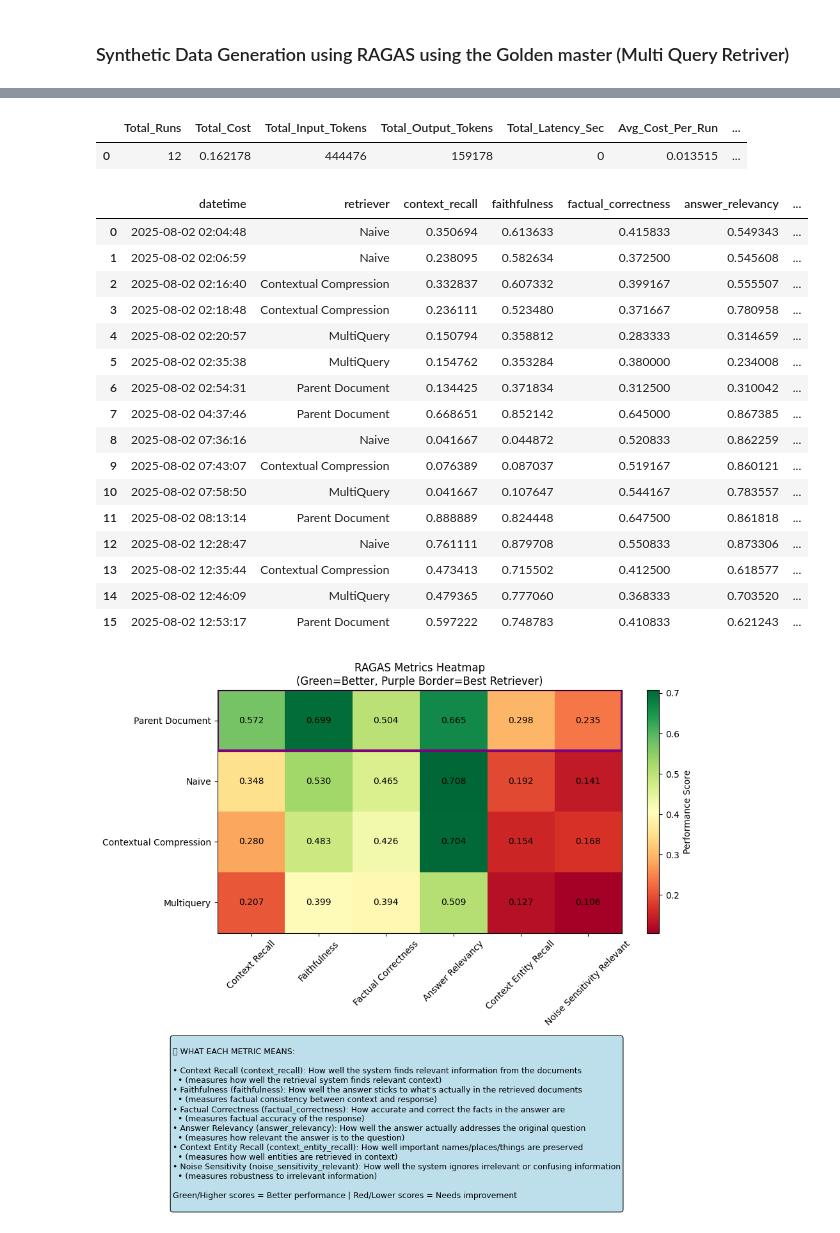
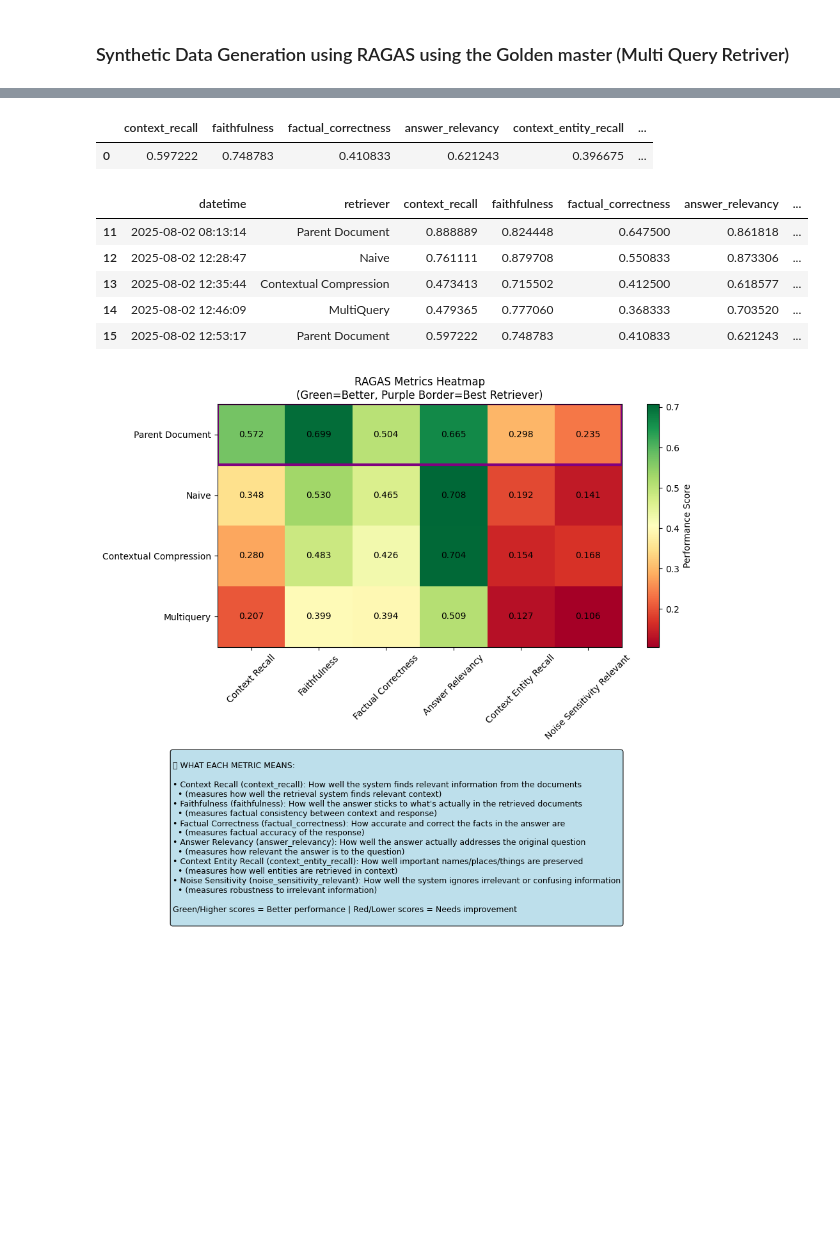
Before and after one commit to neomatrix369/AIE7-Cert-Challenge, a Jupyter notebook: Agentic RAG evaluation experiments.ipynb, the cells around one changed output, grey strips where cells are left out. Cells and saved outputs as stored; diff of their text form; code cells hidden in the pictures; blank space fills up the shorter version.

```diff
--- a/Agentic RAG evaluation experiments.ipynb
+++ b/Agentic RAG evaluation experiments.ipynb
@@ -640,26 +343,15 @@ Wall time: 5min 9s
 pd_raw_stats_df = pd.DataFrame([extract_ragas_metrics(pd_result, 'gpt-4.1-mini')])
 record_metrics_from_run('Parent Document', pd_raw_stats_df)
 # %%
-pd_raw_stats_df
+pd_raw_stats_df[columns]
 # %% [output]
-|  | Total_Runs | Total_Cost | Total_Input_Tokens | Total_Output_Tokens | Total_Latency_Sec | Avg_Cost_Per_Run | ... |
-| 0 | 12 | 0.162178 | 444476 | 159178 | 0 | 0.013515 | ... |
+|  | context_recall | faithfulness | factual_correctness | answer_relevancy | context_entity_recall | ... |
+| 0 | 0.597222 | 0.748783 | 0.410833 | 0.621243 | 0.396675 | ... |
 # %%
 collected_df = pd.read_csv('ragas-evaluation-metrics.csv')
-collected_df
+collected_df.tail()
 # %% [output]
 |  | datetime | retriever | context_recall | faithfulness | factual_correctness | answer_relevancy | ... |
-| 0 | 2025-08-02 02:04:48 | Naive | 0.350694 | 0.613633 | 0.415833 | 0.549343 | ... |
-| 1 | 2025-08-02 02:06:59 | Naive | 0.238095 | 0.582634 | 0.372500 | 0.545608 | ... |
-| 2 | 2025-08-02 02:16:40 | Contextual Compression | 0.332837 | 0.607332 | 0.399167 | 0.555507 | ... |
-| 3 | 2025-08-02 02:18:48 | Contextual Compression | 0.236111 | 0.523480 | 0.371667 | 0.780958 | ... |
-| 4 | 2025-08-02 02:20:57 | MultiQuery | 0.150794 | 0.358812 | 0.283333 | 0.314659 | ... |
-| 5 | 2025-08-02 02:35:38 | MultiQuery | 0.154762 | 0.353284 | 0.380000 | 0.234008 | ... |
-| 6 | 2025-08-02 02:54:31 | Parent Document | 0.134425 | 0.371834 | 0.312500 | 0.310042 | ... |
-| 7 | 2025-08-02 04:37:46 | Parent Document | 0.668651 | 0.852142 | 0.645000 | 0.867385 | ... |
-| 8 | 2025-08-02 07:36:16 | Naive | 0.041667 | 0.044872 | 0.520833 | 0.862259 | ... |
-| 9 | 2025-08-02 07:43:07 | Contextual Compression | 0.076389 | 0.087037 | 0.519167 | 0.860121 | ... |
-| 10 | 2025-08-02 07:58:50 | MultiQuery | 0.041667 | 0.107647 | 0.544167 | 0.783557 | ... |
 | 11 | 2025-08-02 08:13:14 | Parent Document | 0.888889 | 0.824448 | 0.647500 | 0.861818 | ... |
 | 12 | 2025-08-02 12:28:47 | Naive | 0.761111 | 0.879708 | 0.550833 | 0.873306 | ... |
 | 13 | 2025-08-02 12:35:44 | Contextual Compression | 0.473413 | 0.715502 | 0.412500 | 0.618577 | ... |
```
Also changed, not shown: parts of 39 cells of this notebook, 3 other files.
